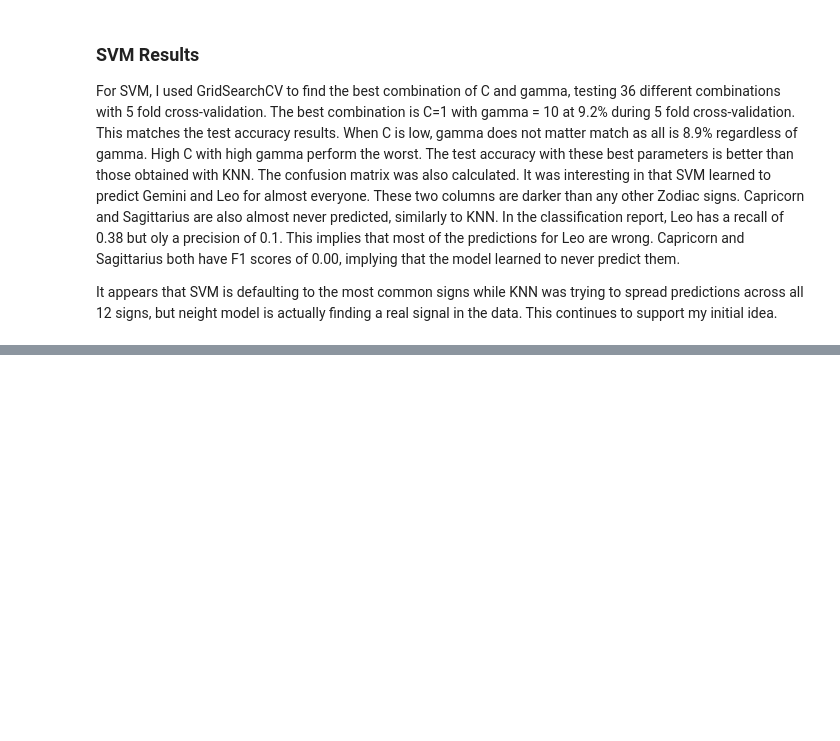
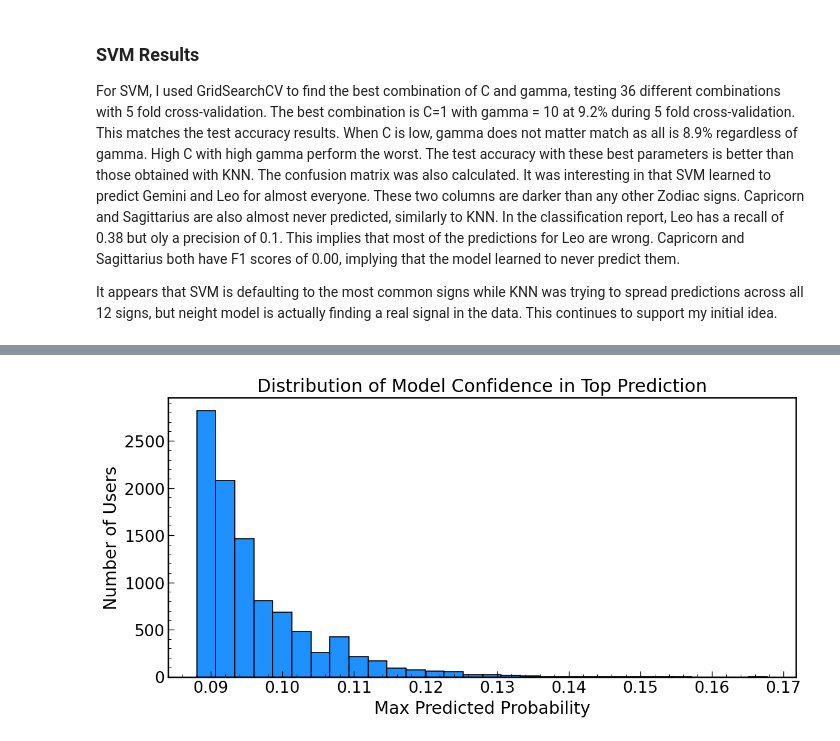
Before and after one commit to ovesa/OKCupid_ML, a Jupyter notebook: main_project.ipynb, the cells around one changed output, grey strips where cells are left out. Cells and saved outputs as stored; diff of their text form; code cells hidden in the pictures; blank space fills up the shorter version.

```diff
--- a/main_project.ipynb
+++ b/main_project.ipynb
@@ -687,0 +800,15 @@ It appears that SVM is defaulting to the most common signs while KNN was trying
+# %%
+# predict the possible of each sign for each user
+# get confidence score
+y_pred_proba = cnb_grid.predict_proba(X_test_cat)
+
+proba_df = pd.DataFrame(y_pred_proba, columns=cnb_grid.classes_)
+print("Predicted probabilities for each sign:\n", proba_df.head().round(4))
+
+# investigate how confident the moel is in its top prediction
+proba_df["max_probability"] = proba_df.max(axis=1)
+proba_df["predicted_sign"] = cnb_grid.classes_[y_pred_proba.argmax(axis=1)]
+
+print(f"\nAverage confidence in top prediction: {proba_df['max_probability'].mean()*100:.1f}%")
+print(f"Min confidence in top prediction: {proba_df['max_probability'].min()*100:.1f}%")
+print(f"Max confidence in top prediction: {proba_df['max_probability'].max()*100:.1f}%")
@@ -687,0 +834,11 @@ It appears that SVM is defaulting to the most common signs while KNN was trying
+# %%
+# plot the distribution of max probabilities
+plt.figure(figsize=(10, 5))
+plt.hist(proba_df['max_probability'], bins=30, edgecolor='black', color='dodgerblue')
+plt.xlabel('Max Predicted Probability')
+plt.ylabel('Number of Users')
+plt.title('Distribution of Model Confidence in Top Prediction')
+plt.tight_layout()
+plt.show()
+# %% [output]
+[figure, added]
```
Also changed, not shown: parts of 11 cells of this notebook.
